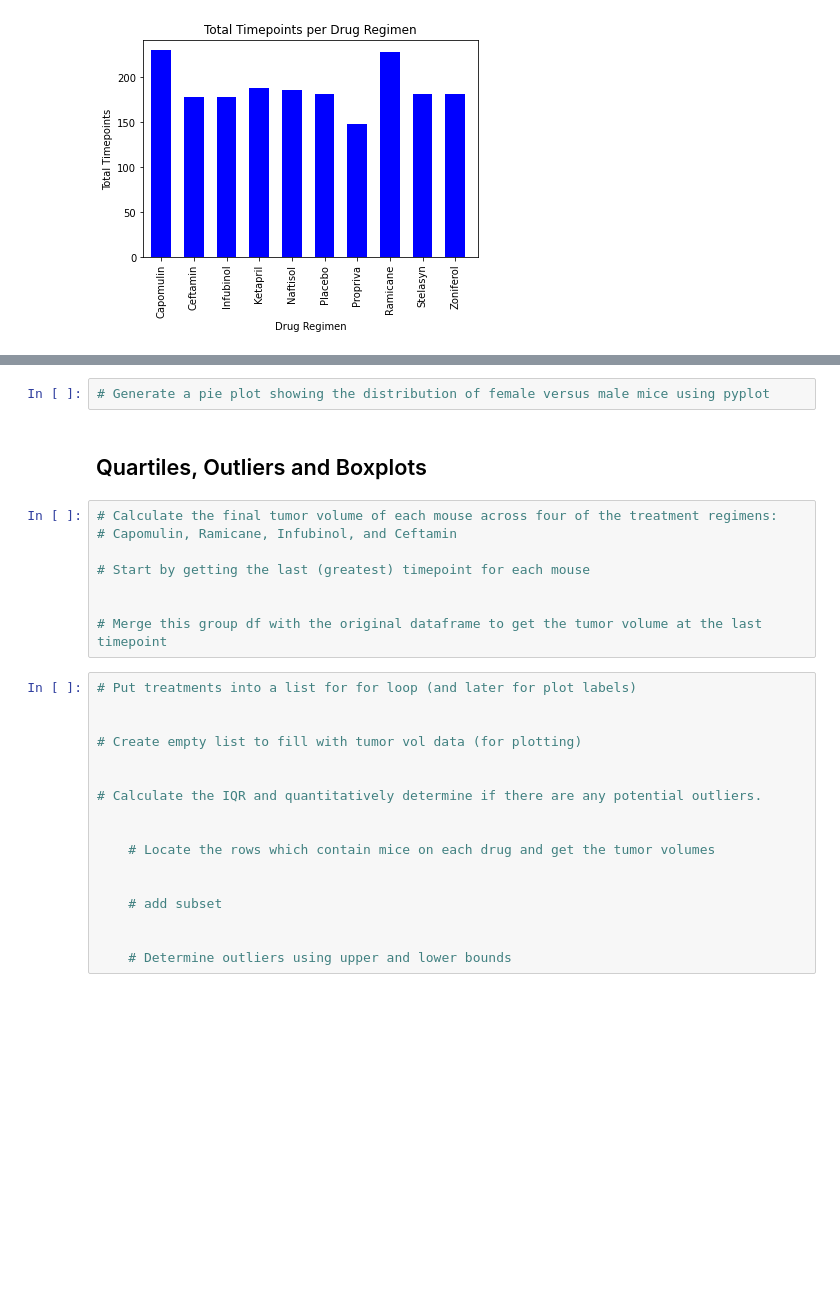
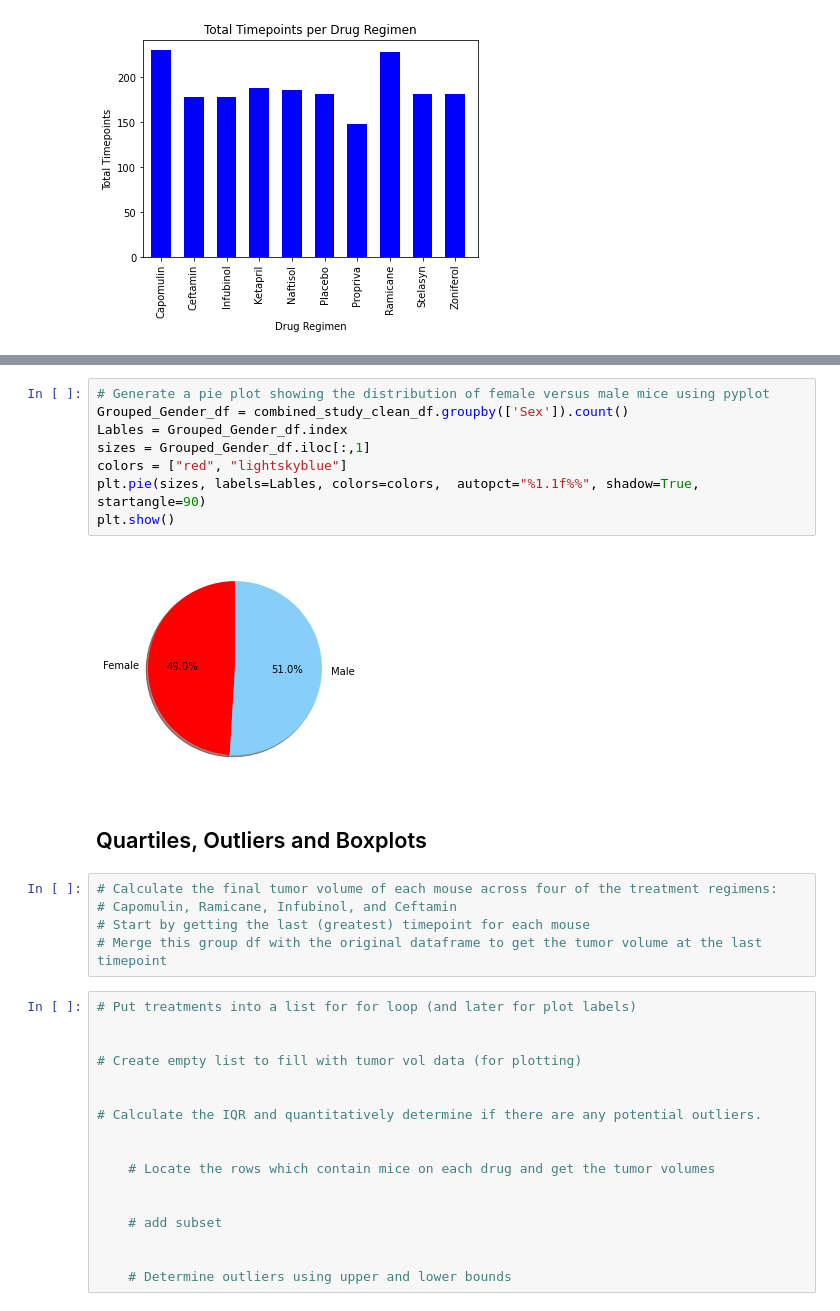
Before and after one commit to jillpeloquin13/Matplotlib, a Jupyter notebook: Pymaceuticals_main.ipynb, the cells around one changed output, grey strips where cells are left out. Drawn from its saved outputs; the diff is of its cells as text; blank space fills up the shorter version.

```diff
--- a/Pymaceuticals_main.ipynb
+++ b/Pymaceuticals_main.ipynb
@@ -146,14 +202,19 @@ Text(0, 0.5, 'Total Timepoints')
 # %%
 # Generate a pie plot showing the distribution of female versus male mice using pyplot
+Grouped_Gender_df = combined_study_clean_df.groupby(['Sex']).count()
+Lables = Grouped_Gender_df.index
+sizes = Grouped_Gender_df.iloc[:,1]
+colors = ["red", "lightskyblue"]
+plt.pie(sizes, labels=Lables, colors=colors,  autopct="%1.1f%%", shadow=True, startangle=90)
+plt.show()
+# %% [output]
+[figure, added]
 # %% [markdown]
 ## Quartiles, Outliers and Boxplots
 # %%
 # Calculate the final tumor volume of each mouse across four of the treatment regimens:
 # Capomulin, Ramicane, Infubinol, and Ceftamin
-
 # Start by getting the last (greatest) timepoint for each mouse
-
-
 # Merge this group df with the original dataframe to get the tumor volume at the last timepoint
 # %%
 # Put treatments into a list for for loop (and later for plot labels)
```
Also changed, not shown: parts of 10 cells of this notebook.
